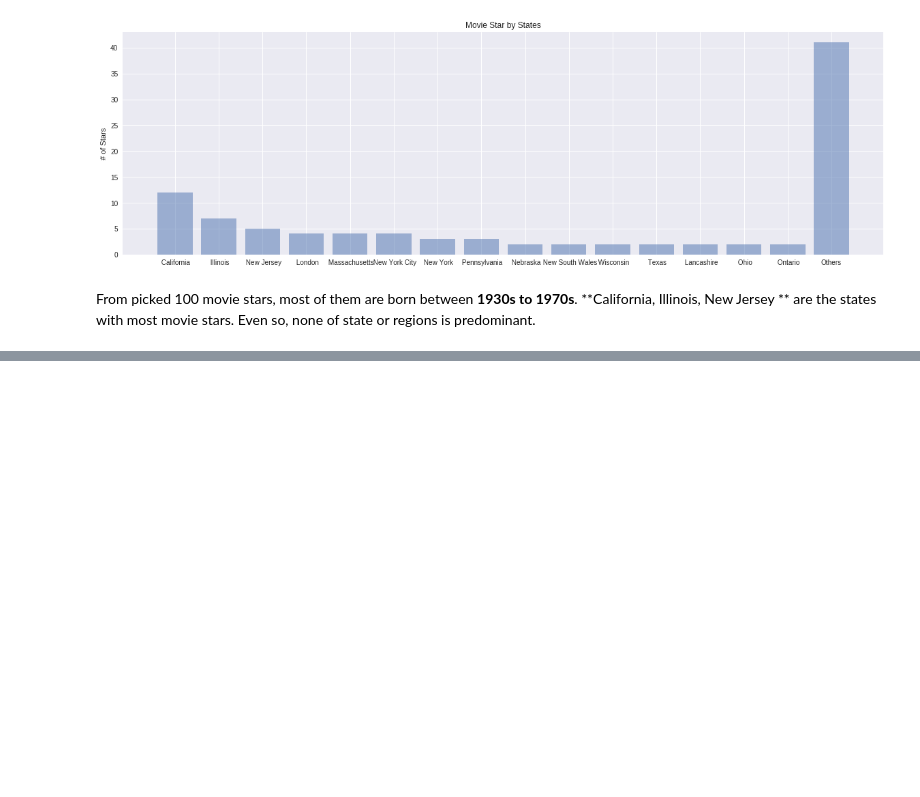
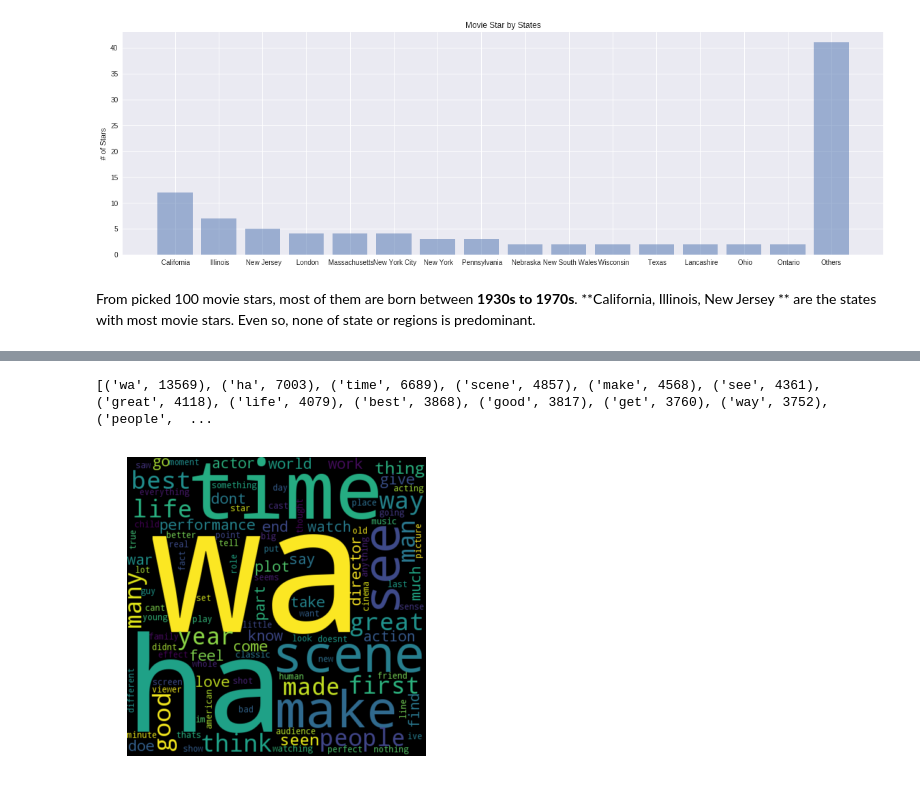
Before and after one commit to neoaksa/IMDB_Spider, a Jupyter notebook: Movie_Analysis.ipynb, the cells around one changed output, grey strips where cells are left out. Drawn from its saved outputs; the diff is of its cells as text; code cells hidden in the pictures; blank space fills up the shorter version.

```diff
--- a/Movie_Analysis.ipynb
+++ b/Movie_Analysis.ipynb
@@ -205,0 +188,57 @@ From picked 100 movie stars, most of them are born between **1930s to 1970s**. *
+# %%
+# review analysis
+!pip install wordcloud
+
+from wordcloud import WordCloud
+import matplotlib.pyplot as plt
+import nltk
+from nltk.corpus import stopwords
+from nltk.stem import WordNetLemmatizer
+import string
+
+nltk.download('stopwords')
+nltk.download('punkt')
+nltk.download('averaged_perceptron_tagger')
+nltk.download('wordnet')
+
+Lemmatizer = WordNetLemmatizer()
+
+# remove punctuation
+list_word = []
+for text in df_movieReview['content'].values:
+    nopunc = [char.lower() for char in text if char not in string.punctuation]
+    nopunc = ''.join(nopunc)
+    list_word.append(nopunc)
+words = []
+
+print('2')
+# setting words unuseful
+del_words = ['movie','character','film','story']
+word_type_list_In = ("NN" , "VB", "JJ")
+word_list_Ex = ("/", "br", "<", ">","be","movie","film","have","do","none","none none") # excluded words
+
+words = {}
+for sent in list_word:
+    text = nltk.word_tokenize(sent)  # tokenize sentence to words
+    text = [Lemmatizer.lemmatize(word) for word in text] # get stem of words
+    text_tag = nltk.pos_tag(text) # get words type
+    for item in [x[0] for x in text_tag if x[1][:2]  in word_type_list_In and x[0] not in del_words  and x[0] not in stopwords.words('english')]:
+        if item not in words:
+            words[item] = 1
+        else:
+            words[item] += 1
+
+sorted_words = sorted(words.items(), key=lambda x: x[1],reverse=True)
+print(sorted_words)
+filtered_words = ' '.join([x[0] for x in sorted_words if x[1]>=1000])
+# Create the wordcloud object
+wordcloud = WordCloud(width=480, height=480, margin=0).generate(filtered_words)
+
+# Display the generated image:
+plt.imshow(wordcloud, interpolation='bilinear')
+plt.axis("off")
+plt.margins(x=0, y=0)
+plt.show()
+# %% [output]
+[('wa', 13569), ('ha', 7003), ('time', 6689), ('scene', 4857), ('make', 4568), ('see', 4361), ('great', 4118), ('life', 4079), ('best', 3868), ('good', 3817), ('get', 3760), ('way', 3752), ('people',  ...
+[figure, added]
```
Also changed, not shown: parts of 6 cells of this notebook.
